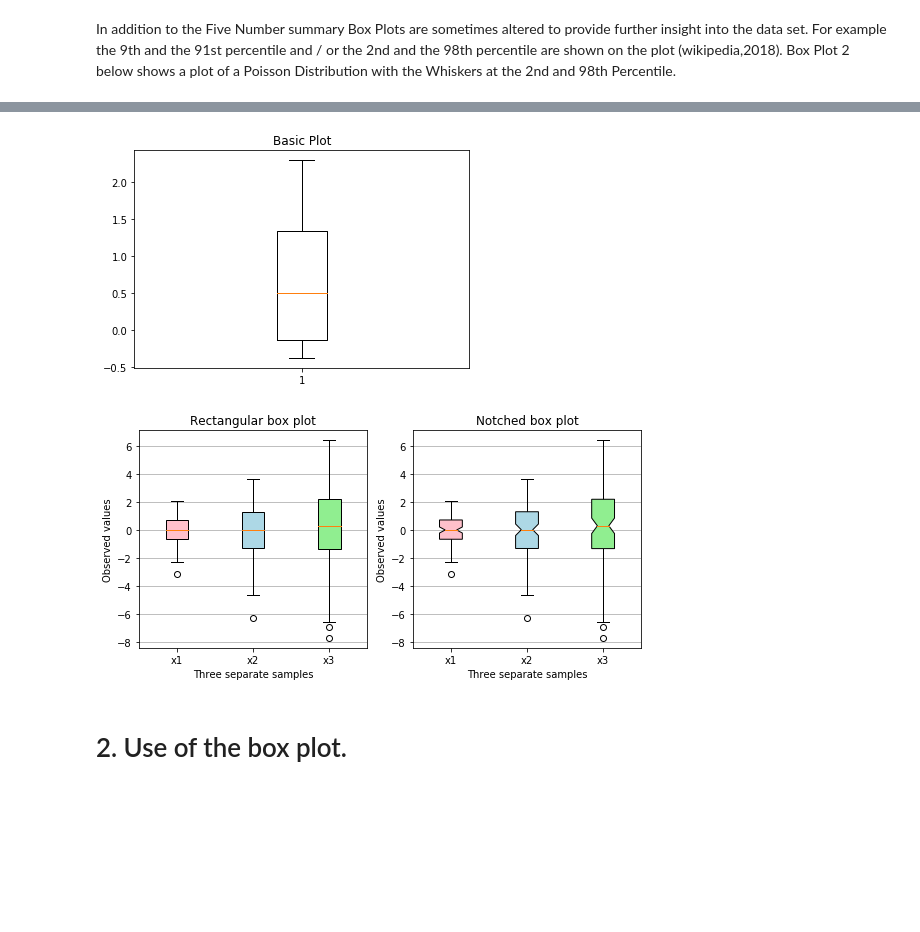
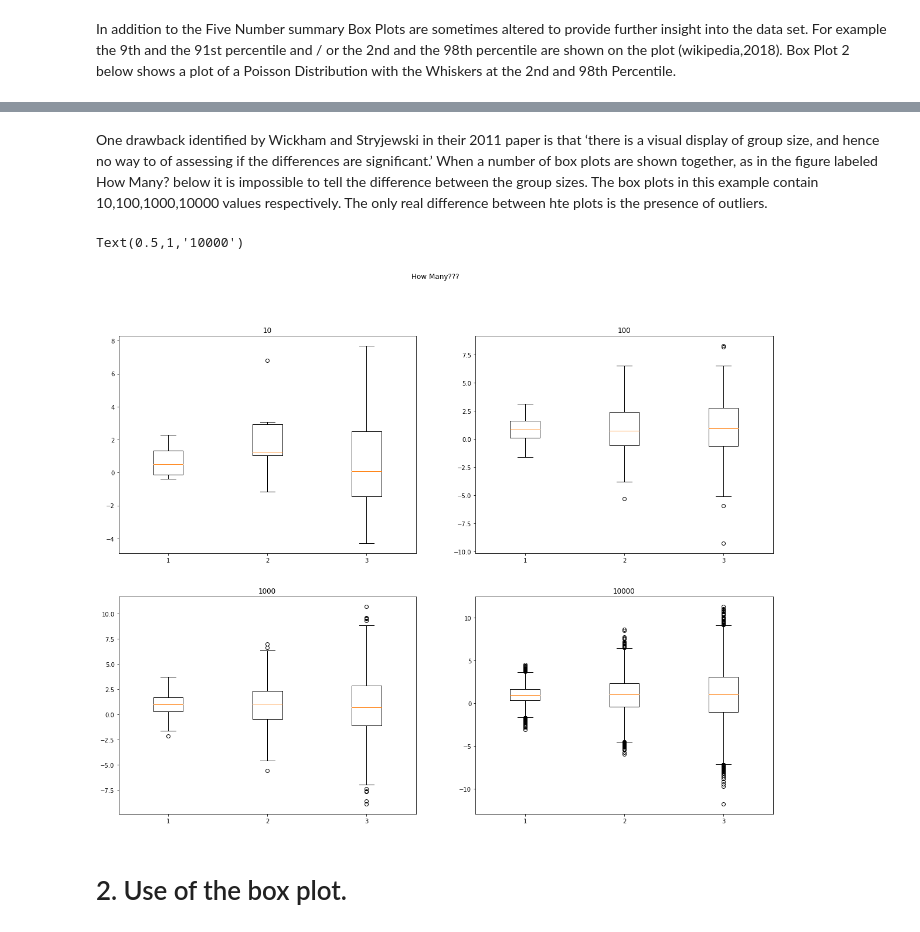
Before and after one commit to Wayne742/Fundamentals-Project-S2-2018, a Jupyter notebook: Fundamentals of Data Analysis Project 2018.ipynb, the cells around one changed output, grey strips where cells are left out. Cells and saved outputs as stored; diff of their text form; code cells hidden in the pictures; blank space fills up the shorter version.

```diff
--- a/Fundamentals of Data Analysis Project 2018.ipynb
+++ b/Fundamentals of Data Analysis Project 2018.ipynb
@@ -124,48 +88,34 @@ all_data
-# %%
-fig1, ax1 = plt.subplots()
-ax1.set_title('Basic Plot')
-ax1.boxplot(all_data)
-plt.show()
-# %% [output]
-[figure, removed]
-# %%
-# Random test data
-np.random.seed(19680801)
-all_data = [np.random.normal(0, std, size=100) for std in range(1, 4)]
-labels = ['x1', 'x2', 'x3']
-
-fig, axes = plt.subplots(nrows=1, ncols=2, figsize=(9, 4))
-
-# rectangular box plot
-bplot1 = axes[0].boxplot(all_data,
-                         vert=True,  # vertical box alignment
-                         patch_artist=True,  # fill with color
-                         labels=labels)  # will be used to label x-ticks
-axes[0].set_title('Rectangular box plot')
-
-# notch shape box plot
-bplot2 = axes[1].boxplot(all_data,
-                         notch=True,  # notch shape
-                         vert=True,  # vertical box alignment
-                         patch_artist=True,  # fill with color
-                         labels=labels)  # will be used to label x-ticks
-axes[1].set_title('Notched box plot')
-
-# fill with colors
-colors = ['pink', 'lightblue', 'lightgreen']
-for bplot in (bplot1, bplot2):
-    for patch, color in zip(bplot['boxes'], colors):
-        patch.set_facecolor(color)
-
-# adding horizontal grid lines
-for ax in axes:
-    ax.yaxis.grid(True)
-    ax.set_xlabel('Three separate samples')
-    ax.set_ylabel('Observed values')
-
-plt.show()
-# %% [output]
-[figure, removed]
+# %% [markdown]
+One drawback identified by Wickham and Stryjewski in their 2011 paper is that ‘there is a visual display of group size, and hence no way to of assessing if the differences are significant.’ When a number of box plots are shown together, as in the figure labeled How Many? below it is impossible to tell the difference between the group sizes. The box plots in this example contain 10,100,1000,10000 values respectively. The only real difference between hte plots is the presence of outliers.
+# %%
+# Generate some random data to use in the plot.
+np.random.seed(1988) # Set random seed for reproducibility.
+n = [np.random.normal(1, std, size=10) for std in range(1, 4)] # Random selection from a normal distribution.
+o = [np.random.normal(1, std, size=100) for std in range(1, 4)] # Each one given a different value, 10, 100, 1000, etc.
+p = [np.random.normal(1, std, size=1000) for std in range(1, 4)] # Assigned to different variables.
+q = [np.random.normal(1, std, size=10000) for std in range(1, 4)] # For loop used to create 3 arrays to use next.
+
+plt.figure(1, figsize=(20,15)) # Generates a figure within which can be placed subplots.
+plt.suptitle('How Many???') # Title for Figure 1.
+
+plt.subplot(221) # Create 2 x 2 matrix of 4 subplots. This plot is at position 1.
+plt.boxplot(n) # Cose to generate the box plot of variable 'n'.
+plt.title('10') # Inserting the plot title.
+
+plt.subplot(222) # Create 2 x 2 matrix of 4 subplots. This plot is at position 2.
+plt.boxplot(o) # Cose to generate the box plot of variable 'o'.
+plt.title('100') # Inserting the plot title.
+
+plt.subplot(223) # Create 2 x 2 matrix of 4 subplots. This plot is at position 3.
+plt.boxplot(p) # Cose to generate the box plot of variable 'p'.
+plt.title('1000') # Inserting the plot title.
+
+plt.subplot(224) # Create 2 x 2 matrix of 4 subplots. This plot is at position 4.
+plt.boxplot(q) # Cose to generate the box plot of variable 'q'.
+plt.title('10000') # Inserting the plot title.
+# %% [output]
+Text(0.5,1,'10000')
+[figure, added]
 # %% [markdown]
 # 2. Use of the box plot.
 # %% [markdown]
```
Also changed, not shown: parts of 26 cells of this notebook.
